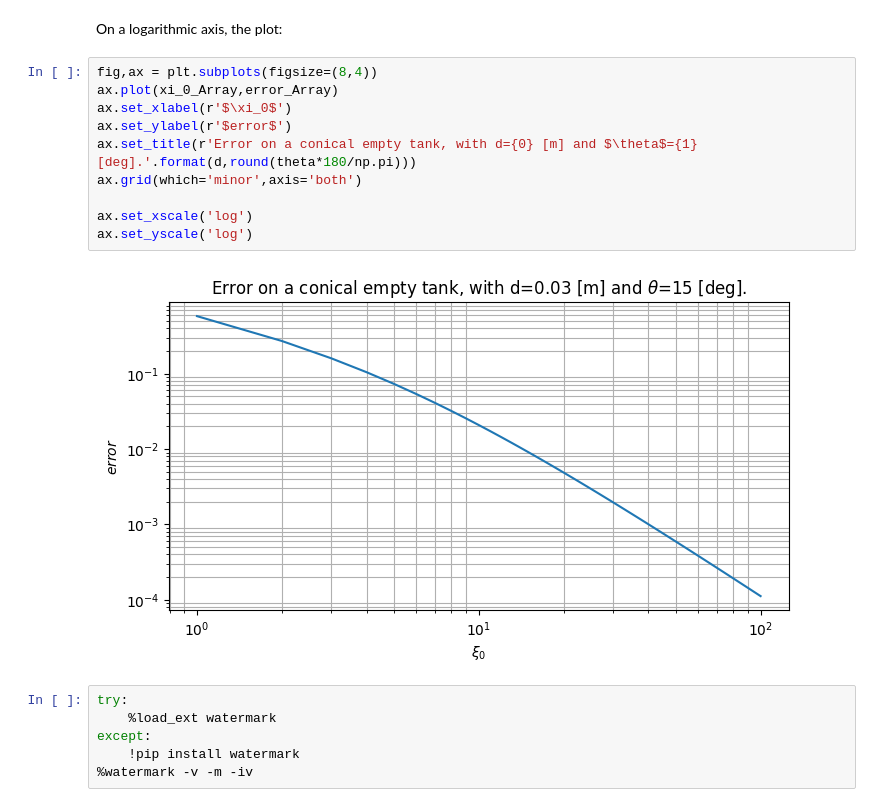
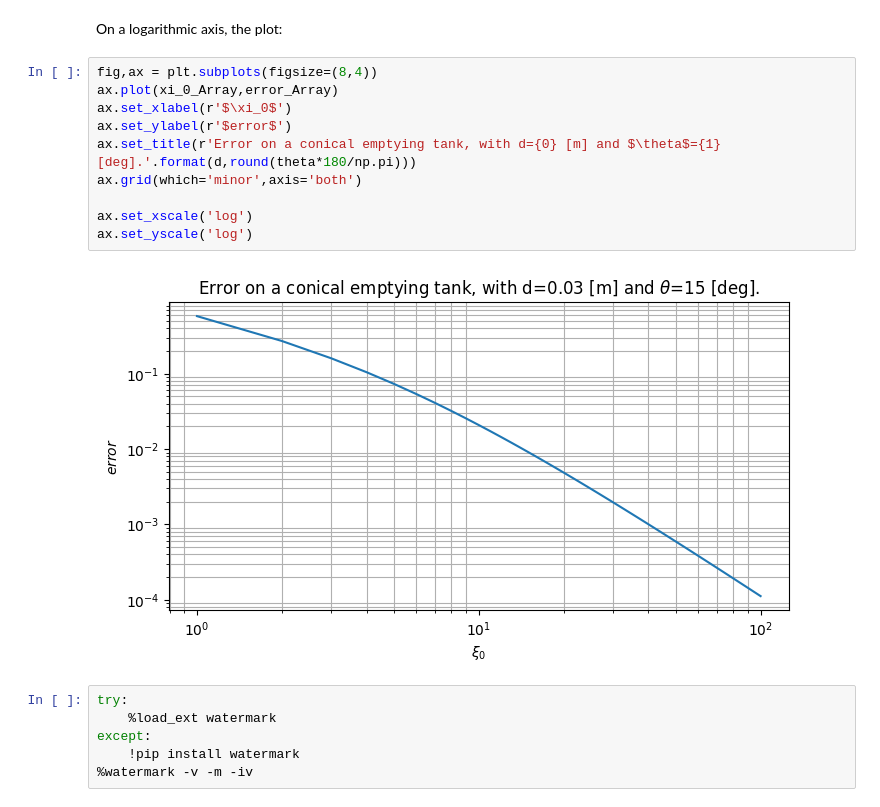
Before and after one commit to rclUPC/AdvancedFluidMechanics, a Jupyter notebook: 0-Intro/Assignment0.ipynb, the cells around one changed output. Cells and saved outputs as stored; diff of their text form.

```diff
--- a/0-Intro/Assignment0.ipynb
+++ b/0-Intro/Assignment0.ipynb
@@ -282,15 +283,15 @@ On a logarithmic axis, the plot:
 # %%
 fig,ax = plt.subplots(figsize=(8,4))
 ax.plot(xi_0_Array,error_Array)
 ax.set_xlabel(r'$\xi_0$')
 ax.set_ylabel(r'$error$')
-ax.set_title(r'Error on a conical empty tank, with d={0} [m] and $\theta$={1} [deg].'.format(d,round(theta*180/np.pi)))
+ax.set_title(r'Error on a conical emptying tank, with d={0} [m] and $\theta$={1} [deg].'.format(d,round(theta*180/np.pi)))
 ax.grid(which='minor',axis='both')
 
 ax.set_xscale('log')
 ax.set_yscale('log')
 # %% [output]
-[figure, old version]
+[figure, new version]
 # %%
 try:
     %load_ext watermark
```
Also changed, not shown: parts of 4 cells of this notebook.
